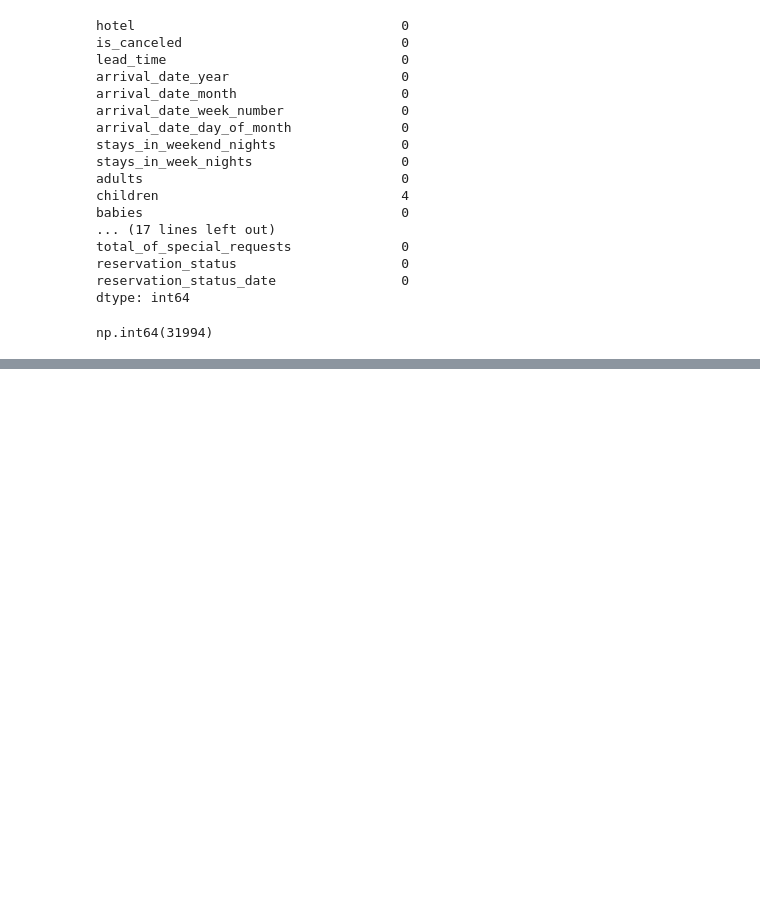
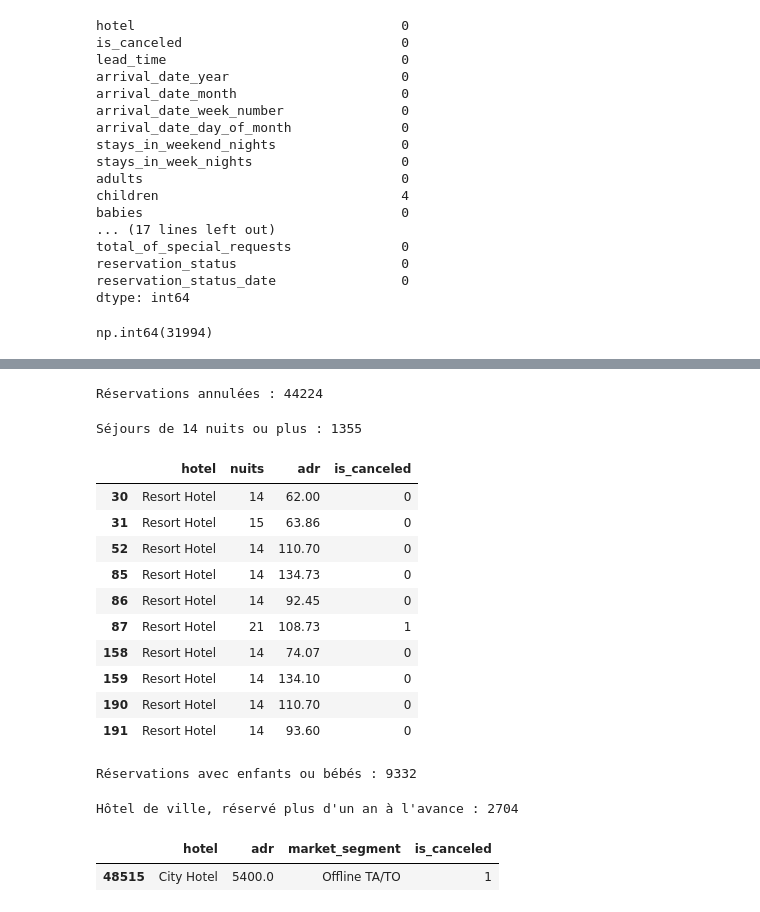
Before and after one commit to fotsotagnefred-png/Mon-projet-Analyse, a Jupyter notebook: notebooks/01_exploration.ipynb, the cells around one changed output, grey strips where cells are left out. Saved outputs shown, nothing was run; the diff lists cells and outputs as text; code cells hidden in the pictures; blank space fills up the shorter version.

```diff
--- a/notebooks/01_exploration.ipynb
+++ b/notebooks/01_exploration.ipynb
@@ -94,0 +99,38 @@ np.int64(31994)
+# %%
+annulees = hotels[hotels["is_canceled"] == 1]
+print(f"Réservations annulées : {len(annulees)}")
+# %% [output]
+Réservations annulées : 44224
+# %%
+hotels["nuits"] = hotels["stays_in_weekend_nights"] + hotels["stays_in_week_nights"]
+longs_sejours = hotels[hotels["nuits"] >= 14]
+print(f"Séjours de 14 nuits ou plus : {len(longs_sejours)}")
+longs_sejours[["hotel", "nuits", "adr", "is_canceled"]].head(10)
+# %% [output]
+Séjours de 14 nuits ou plus : 1355
+|  | hotel | nuits | adr | is_canceled |
+| 30 | Resort Hotel | 14 | 62.00 | 0 |
+| 31 | Resort Hotel | 15 | 63.86 | 0 |
+| 52 | Resort Hotel | 14 | 110.70 | 0 |
+| 85 | Resort Hotel | 14 | 134.73 | 0 |
+| 86 | Resort Hotel | 14 | 92.45 | 0 |
+| 87 | Resort Hotel | 21 | 108.73 | 1 |
+| 158 | Resort Hotel | 14 | 74.07 | 0 |
+| 159 | Resort Hotel | 14 | 134.10 | 0 |
+| 190 | Resort Hotel | 14 | 110.70 | 0 |
+| 191 | Resort Hotel | 14 | 93.60 | 0 |
+# %%
+familles = hotels[(hotels["children"] > 0) | (hotels["babies"] > 0)]
+print(f"Réservations avec enfants ou bébés : {len(familles)}")
+# %% [output]
+Réservations avec enfants ou bébés : 9332
+# %%
+ville_tres_en_avance = hotels[(hotels["hotel"] == "City Hotel") & (hotels["lead_time"] > 365)]
+print(f"Hôtel de ville, réservé plus d'un an à l'avance : {len(ville_tres_en_avance)}")
+# %% [output]
+Hôtel de ville, réservé plus d'un an à l'avance : 2704
+# %%
+hotels.loc[hotels["adr"] > 1000, ["hotel", "adr", "market_segment", "is_canceled"]]
+# %% [output]
+|  | hotel | adr | market_segment | is_canceled |
+| 48515 | City Hotel | 5400.0 | Offline TA/TO | 1 |
```
Also changed, not shown: parts of 12 cells of this notebook.
